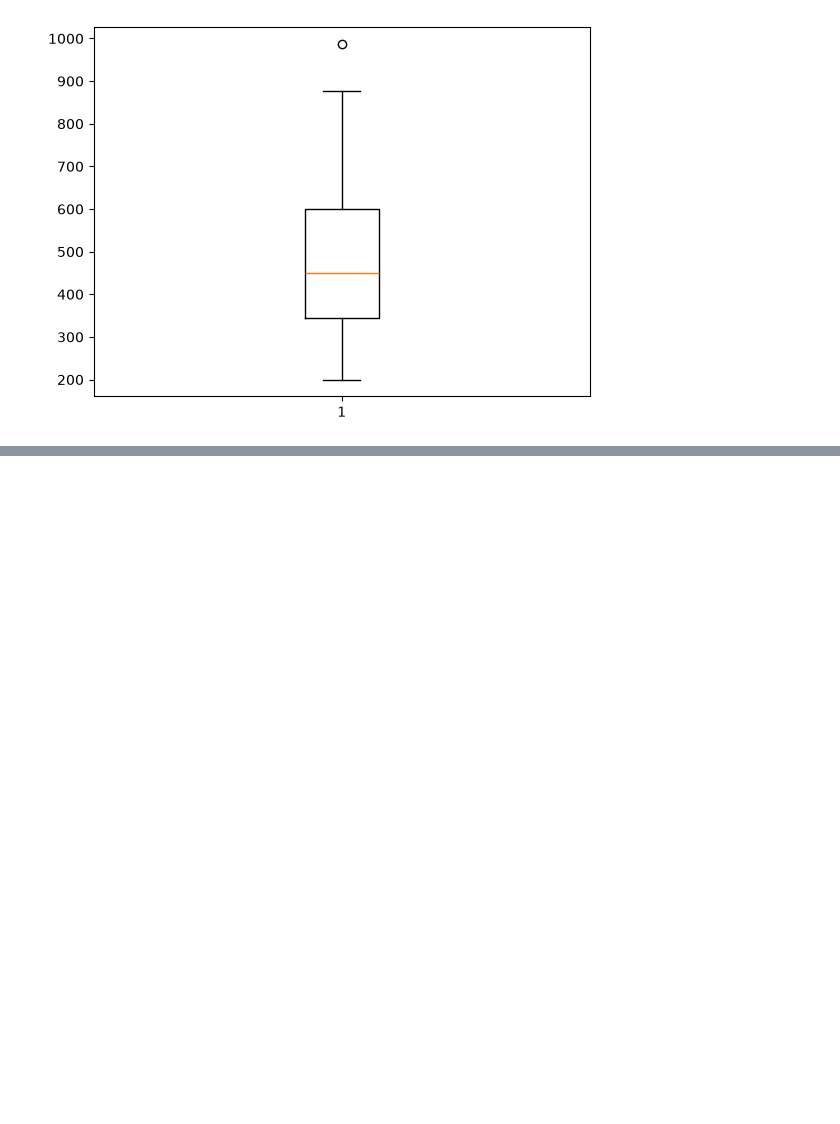
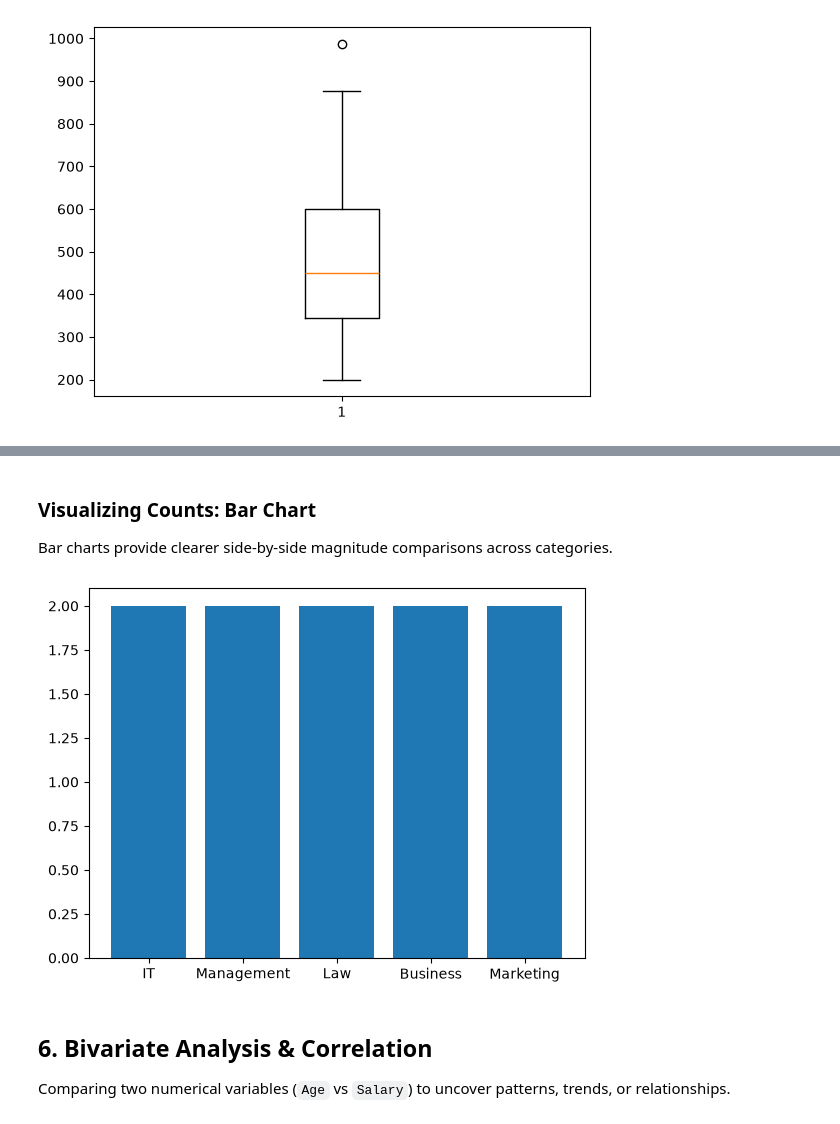
Before and after one commit to bonssss/data-analytics-journey, a Jupyter notebook: python_for_analyst/matplotlib.ipynb, the cells around one changed output, grey strips where cells are left out. Drawn from its saved outputs; the diff is of its cells as text; code cells hidden in the pictures; blank space fills up the shorter version.

```diff
--- a/python_for_analyst/matplotlib.ipynb
+++ b/python_for_analyst/matplotlib.ipynb
@@ -48,0 +150,13 @@ plt.show()
+# %% [markdown]
+### Visualizing Counts: Bar Chart
+Bar charts provide clearer side-by-side magnitude comparisons across categories.
+# %%
+# counter plot
+
+plt.bar(count.index,count)
+plt.show()
+# %% [output]
+[figure, added]
+# %% [markdown]
+## 6. Bivariate Analysis & Correlation
+Comparing two numerical variables (`Age` vs `Salary`) to uncover patterns, trends, or relationships.
```
Also changed, not shown: parts of 25 cells of this notebook, 14 other files.
